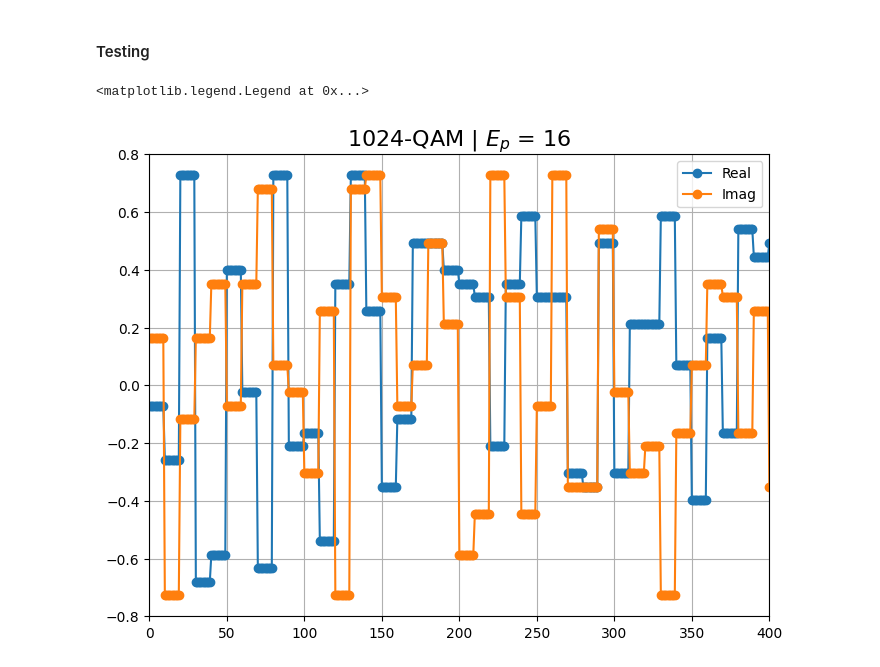
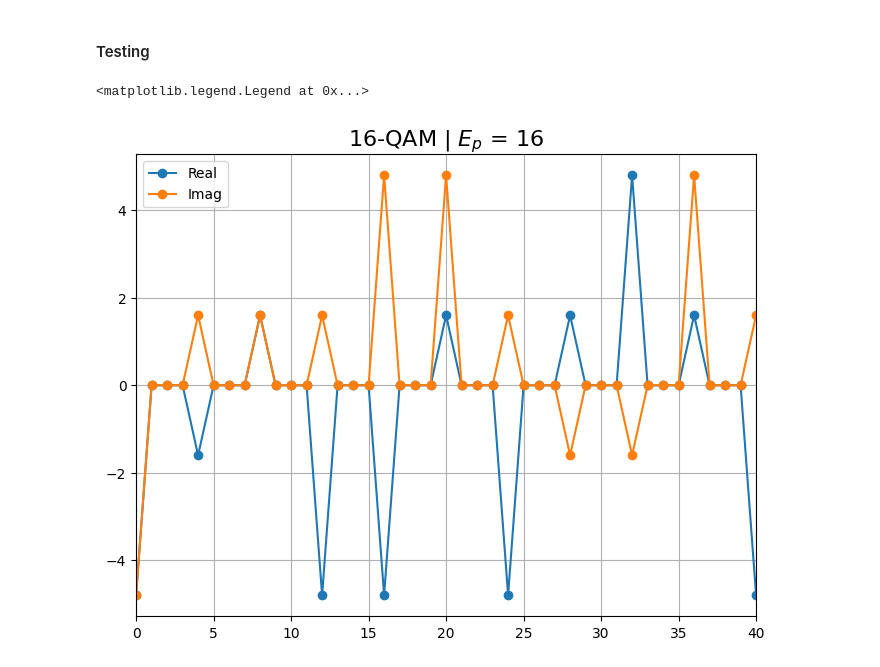
Before and after one commit to CaioRodrigues200/CommSystems, a Jupyter notebook: GNU Radio Simulations/Functions.ipynb, the cells around one changed output. Drawn from its saved outputs; the diff is of its cells as text; code cells hidden in the pictures.

```diff
--- a/GNU Radio Simulations/Functions.ipynb
+++ b/GNU Radio Simulations/Functions.ipynb
@@ -5,23 +5,23 @@ import numpy as np
 # %% [markdown]
 #### Data input generation
 # %%
-bitstream = np.random.randint(0,2,1024)
+bitstream = np.random.randint(0,2,128)
 bitstream = np.array(list(map(np.float32,bitstream)))
 # %% [markdown]
 #### Block Parameters
 # %%
-M = 1024 # Number of Symbols (please insert only n^2 values, for n > 1)
+M = 16 # Number of Symbols (please insert only n^2 values, for n > 1)
 Ep = 16 # Average Symbol Energy
 # %% [markdown]
 #### Block Function
 # %%
 def QAM_Mapper_Caio(bitstream,M,Ep):
     N = int(np.sqrt(M)/2)
-    BNum = int(np.log2(M))
-    oneDim = np.arange(-1 - 2*(N-1) , 1 + 2*(N-1) + 2, 2)
+    BNum = int(np.log2(M))                                # Number of Bits
+    oneDim = np.arange(-1 - 2*(N-1) , 1 + 2*(N-1) + 2, 2) # Symbol odd spacement (...-3,-1,1,3...)
 
-    ConstPts = np.zeros((M),dtype=np.complex64)
-    bitArray = np.zeros((M*2*N))
+    ConstPts = np.zeros((M),dtype=np.complex64)           # Constellation points
+    bitArray = np.zeros((M))                              # Bit sequences of all possible symbols
     OutArray = np.zeros((int(len(bitstream))),dtype=np.complex64)
     SEnergy = 0
 
@@ -30,7 +30,7 @@ def QAM_Mapper_Caio(bitstream,M,Ep):
             ConstPts[int(j+i*(2*N))] = oneDim[i]+1j*oneDim[j]
             SEnergy = SEnergy + oneDim[i]**2+oneDim[j]**2
     SEnergy = SEnergy/M
-    ConstPts = Ep*ConstPts/SEnergy
+    ConstPts = Ep*ConstPts/SEnergy                         # Energy-adjusted Constellation points
 
     seq = np.arange(M)
     bitArray = [np.binary_repr(x,BNum) for x in seq]
@@ -38,7 +38,7 @@ def QAM_Mapper_Caio(bitstream,M,Ep):
     for i in range(int(len(bitstream)/BNum)):
         for j in range(M):
             if(''.join(list(map(str,(np.array(list(map(int,bitstream[i*BNum : (i+1)*BNum]))))))) == bitArray[j]):
-                OutArray[i*BNum : (i+1)*BNum] = np.pad(ConstPts[j],(0,BNum-1))
+                OutArray[i*BNum] = np.pad(ConstPts[j],(0,BNum-1))
                 break
     return OutArray
 # %% [markdown]
@@ -46,13 +46,13 @@ def QAM_Mapper_Caio(bitstream,M,Ep):
 # %%
 import matplotlib.pyplot as plt
 
 plt.figure(figsize=(8,6))
 plt.plot(np.real(QAM_Mapper_Caio(bitstream,M,Ep)),'-o',label='Real')
 plt.plot(np.imag(QAM_Mapper_Caio(bitstream,M,Ep)),'-o',label='Imag')
 plt.grid()
 plt.title(f'{M}-QAM | $E_p$ = {Ep}',fontsize=16)
-plt.xlim(0,400)
+plt.xlim(0,40)
 plt.legend()
 # %% [output]
 <matplotlib.legend.Legend at 0x...>
-[figure, old version]
+[figure, new version]
```
Also changed, not shown: 6 other files.
